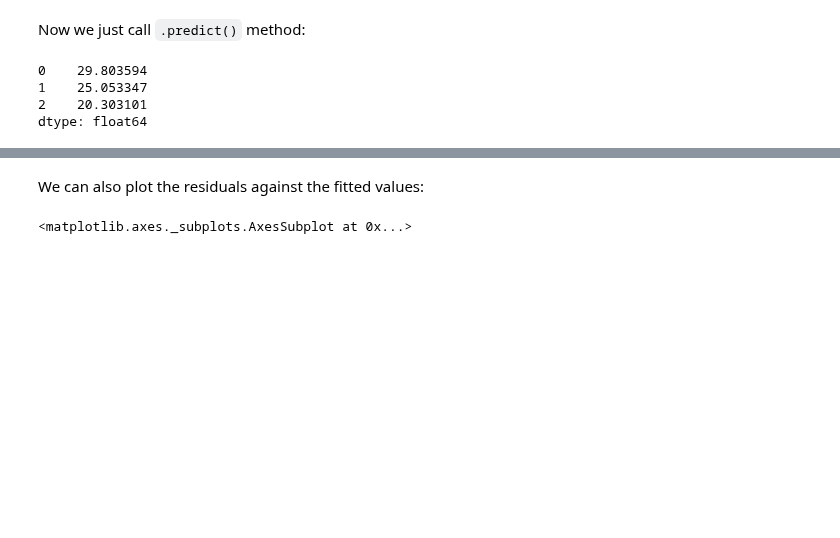
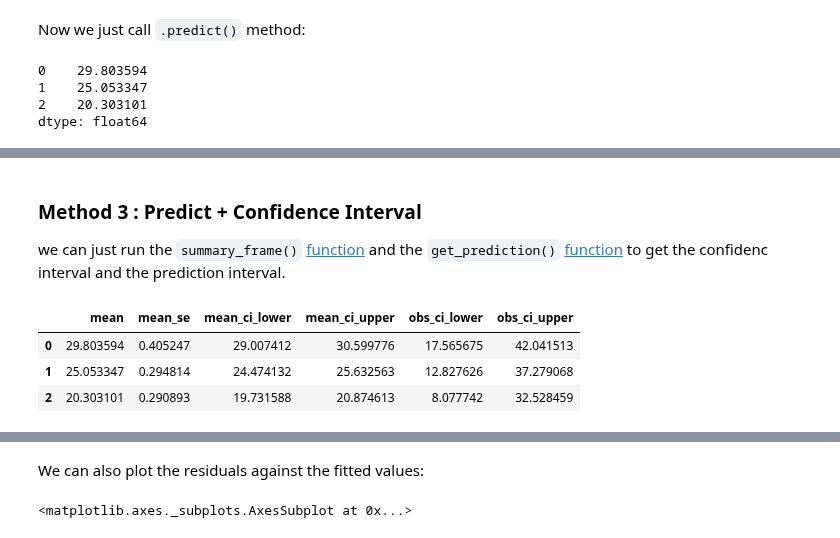
Before and after one commit to naivelogic/Machine_Learning_Notebooks, a Jupyter notebook: ML/ML Foundation/(ISLR) 3. [lab] Linear Regression.ipynb, the cells around one changed output, grey strips where cells are left out. Drawn from its saved outputs; the diff is of its cells as text; code cells hidden in the pictures; blank space fills up the shorter version.

```diff
--- a/ML/ML Foundation/(ISLR) 3. [lab] Linear Regression.ipynb
+++ b/ML/ML Foundation/(ISLR) 3. [lab] Linear Regression.ipynb
@@ -231,0 +201,11 @@ the 95% confidence interval associated with `LSTAT` value of 10 is (23.18, 26.92
+# %% [markdown]
+### Method 3 : Predict + Confidence Interval
+
+we can just run the `summary_frame()` [function](https://github.com/statsmodels/statsmodels/issues/987#issuecomment-133575422) and the `get_prediction()` [function](http://www.statsmodels.org/dev/generated/statsmodels.regression.linear_model.OLSResults.get_prediction.html) to get the confidenc interval and the prediction interval.
+# %%
+lm.get_prediction(new).summary_frame(alpha=0.05)
+# %% [output]
+|  | mean | mean_se | mean_ci_lower | mean_ci_upper | obs_ci_lower | obs_ci_upper |
+| 0 | 29.803594 | 0.405247 | 29.007412 | 30.599776 | 17.565675 | 42.041513 |
+| 1 | 25.053347 | 0.294814 | 24.474132 | 25.632563 | 12.827626 | 37.279068 |
+| 2 | 20.303101 | 0.290893 | 19.731588 | 20.874613 | 8.077742 | 32.528459 |
```
Also changed, not shown: parts of 21 cells of this notebook.
